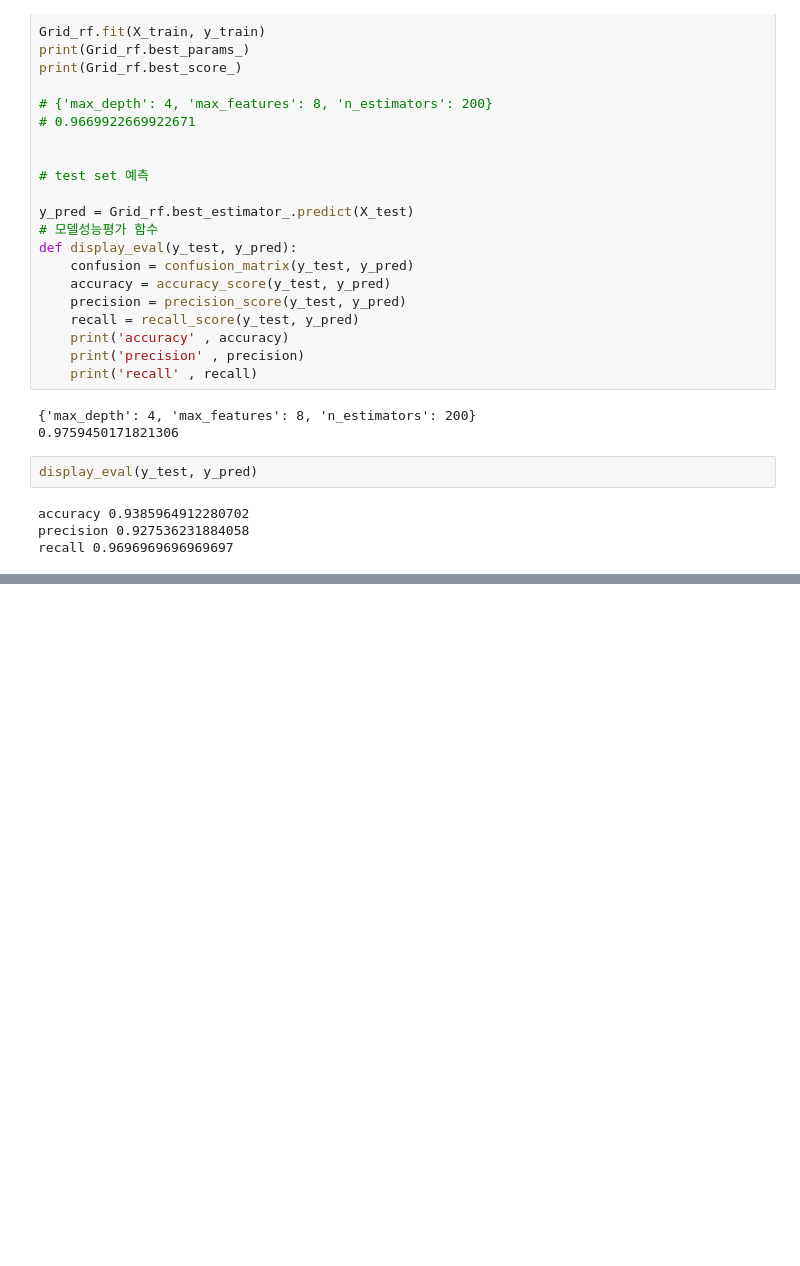
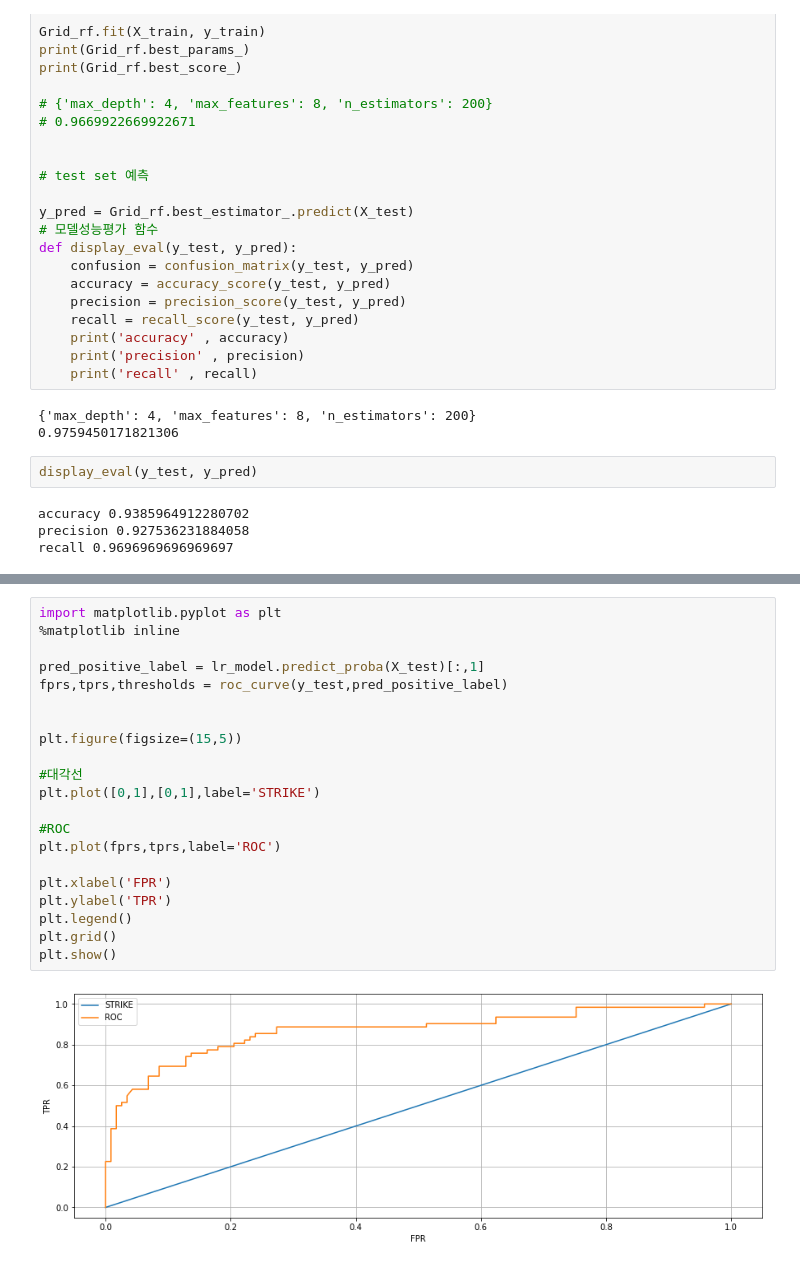
Before and after one commit to Kyounglin-Kim/TIL, a Jupyter notebook: Machine Learning/ml_classification_confusion_matrix[03].ipynb, the cells around one changed output, grey strips where cells are left out. Cells and saved outputs as stored; diff of their text form; blank space fills up the shorter version.

```diff
--- a/Machine Learning/ml_classification_confusion_matrix[03].ipynb
+++ b/Machine Learning/ml_classification_confusion_matrix[03].ipynb
@@ -418,0 +555,23 @@ recall 0.9696969696969697
+# %%
+import matplotlib.pyplot as plt
+%matplotlib inline
+
+pred_positive_label = lr_model.predict_proba(X_test)[:,1]
+fprs,tprs,thresholds = roc_curve(y_test,pred_positive_label)
+
+
+plt.figure(figsize=(15,5))
+
+#대각선
+plt.plot([0,1],[0,1],label='STRIKE')
+
+#ROC
+plt.plot(fprs,tprs,label='ROC')
+
+plt.xlabel('FPR')
+plt.ylabel('TPR')
+plt.legend()
+plt.grid()
+plt.show()
+# %% [output]
+[figure, added]
```
Also changed, not shown: parts of 14 cells of this notebook, 1 other file.
